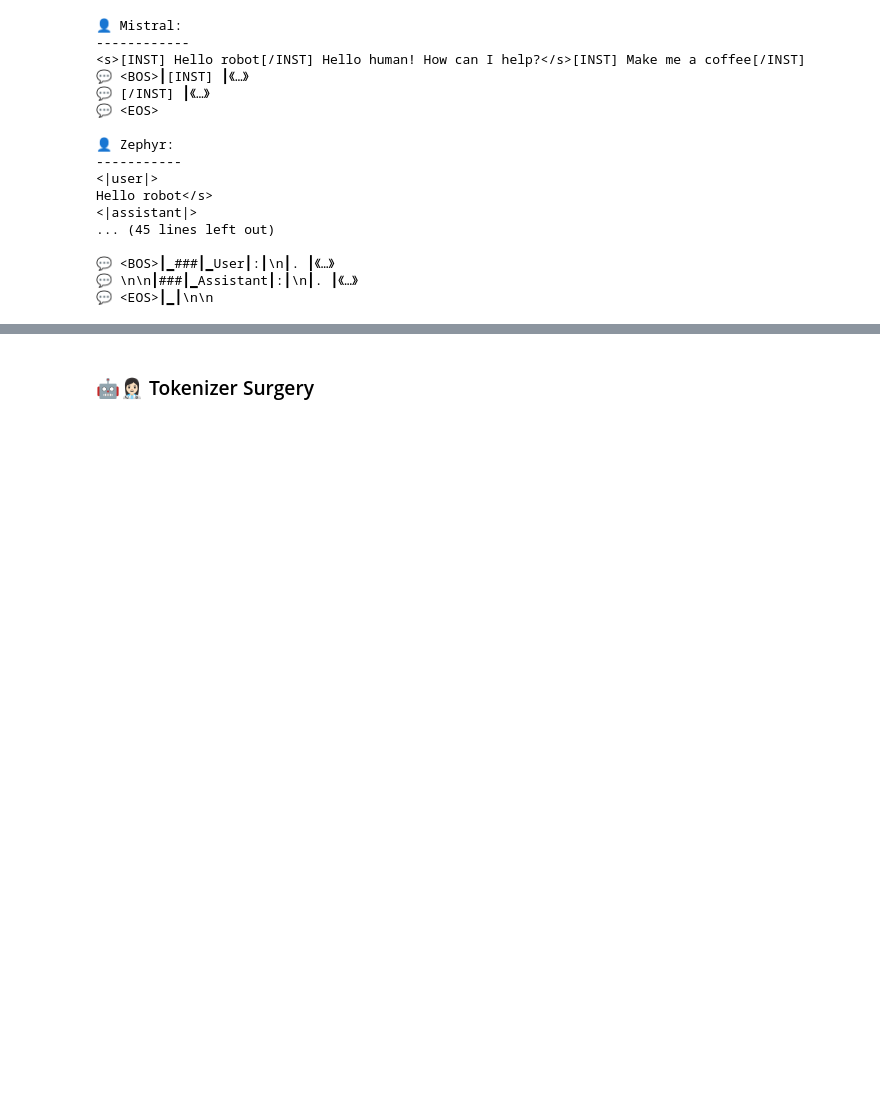
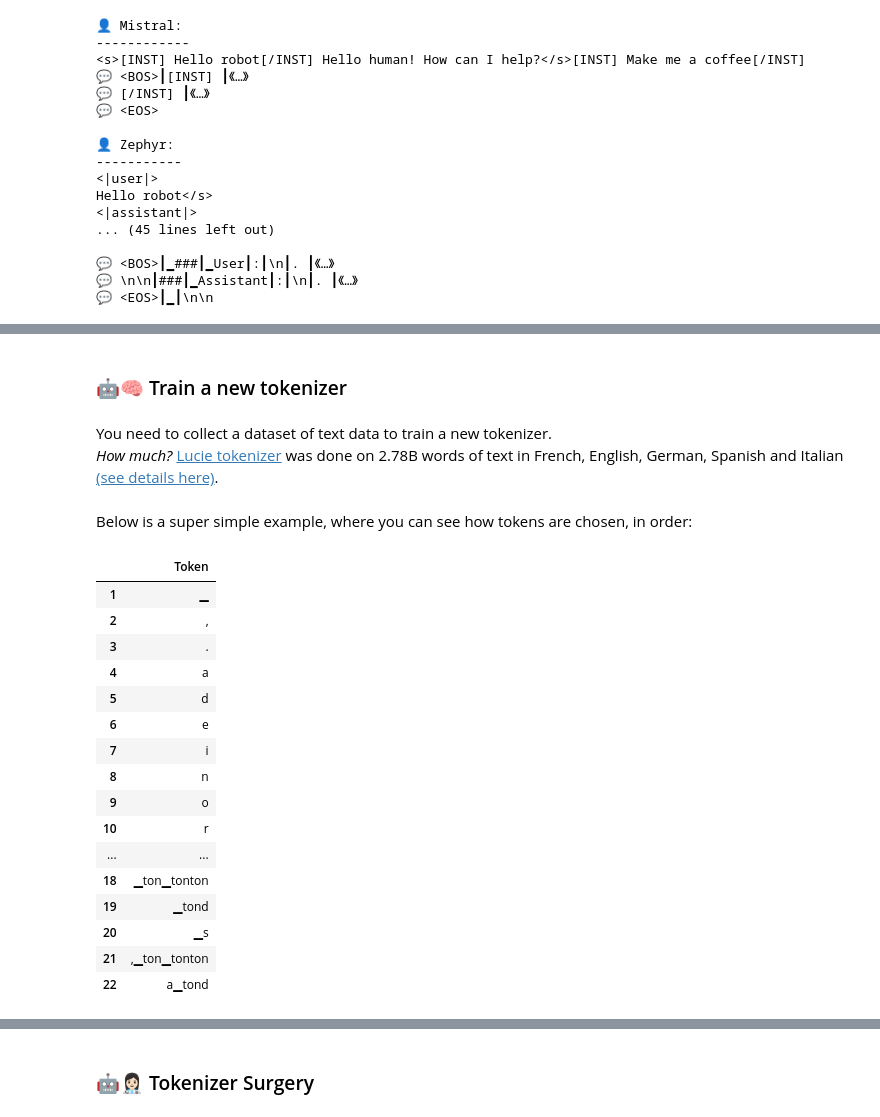
Before and after one commit to Jeronymous/deep_learning_notebooks, a Jupyter notebook: tokenizers.ipynb, the cells around one changed output, grey strips where cells are left out. Saved outputs shown, nothing was run; the diff lists cells and outputs as text; code cells hidden in the pictures; blank space fills up the shorter version.

```diff
--- a/tokenizers.ipynb
+++ b/tokenizers.ipynb
@@ -1382,0 +1418,57 @@ print(lucie_tokenizer.padding_side)
+# %% [markdown]
+<h3 id="training">🤖🧠 Train a new tokenizer</h3>
+# %% [markdown]
+You need to collect a dataset of text data to train a new tokenizer.
+<br>*How much?*
+[Lucie tokenizer](https://huggingface.co/OpenLLM-France/Lucie-7B) was done on 2.78B words of text in French, English, German, Spanish and Italian [(see details here)](https://github.com/OpenLLM-France/Lucie-Training/blob/master/chronicles/tokenization/stats_train_tokenizer.csv).
+# %% [markdown]
+Below is a super simple example, where you can see how tokens are chosen, in order:
+# %%
+import tokenizers
+
+text = "si ton tonton tond ton tonton, ton tonton sera tondu."
+
+num_unique_chars = len(set(text)) # 13 unique characters in the text
+
+sorted_tokens = []
+for vocab_size in range(num_unique_chars, num_unique_chars+10):
+    tokenizer = tokenizers.Tokenizer(
+        tokenizers.models.BPE(
+            dropout=None,
+            unk_token="<unk>",
+            fuse_unk=True,
+            byte_fallback=True,
+        )
+    )
+    def text_iterator():
+        yield text
+    tokenizer.train_from_iterator(
+        text_iterator(),
+        trainer=tokenizers.trainers.BpeTrainer(
+            vocab_size=vocab_size,
+            show_progress=False,
+        )
+    )
+    for token in get_vocabulary(tokenizer):
+        if token not in sorted_tokens:
+            sorted_tokens.append(token)
+
+pd.DataFrame(sorted_tokens, index = range(1, len(sorted_tokens)+1), columns=["Token"])
+# %% [output]
+|  | Token |
+| 1 | ▁ |
+| 2 | , |
+| 3 | . |
+| 4 | a |
+| 5 | d |
+| 6 | e |
+| 7 | i |
+| 8 | n |
+| 9 | o |
+| 10 | r |
+| ... | ... |
+| 18 | ▁ton▁tonton |
+| 19 | ▁tond |
+| 20 | ▁s |
+| 21 | ,▁ton▁tonton |
+| 22 | a▁tond |
```
Also changed, not shown: parts of 23 cells of this notebook.
